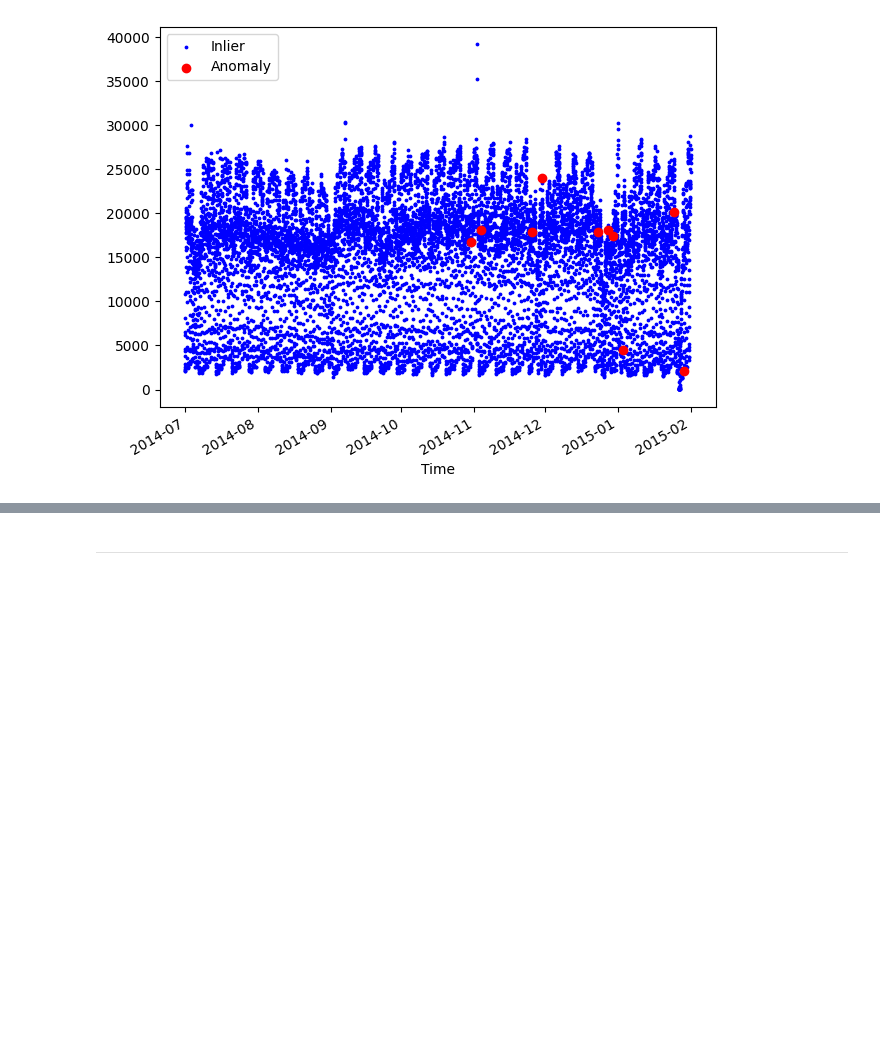
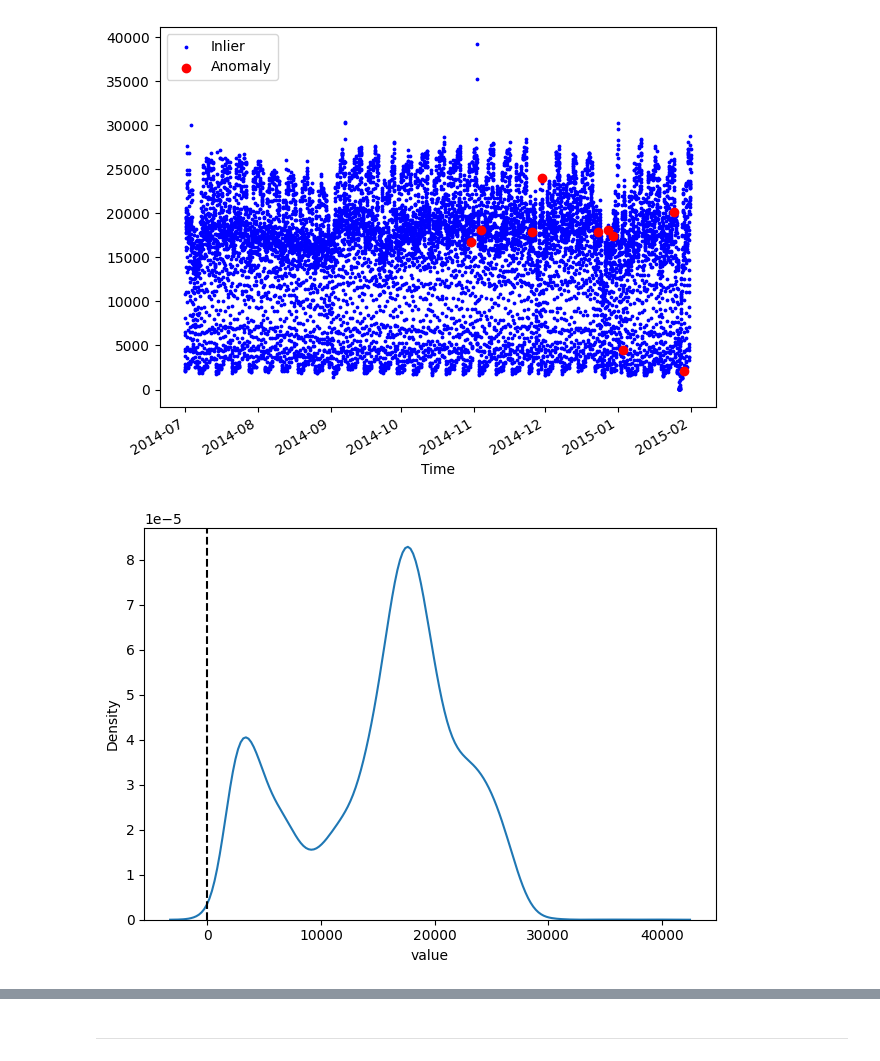
Before and after one commit to wadimoughanim/last_mlts_proj, a Jupyter notebook: main2.ipynb, the cells around one changed output, grey strips where cells are left out. Saved outputs shown, nothing was run; the diff lists cells and outputs as text; code cells hidden in the pictures; blank space fills up the shorter version.

```diff
--- a/main2.ipynb
+++ b/main2.ipynb
@@ -1116,3 +1070,7 @@ taxi_data = label(taxi_data, anomalie_taxi)
 visualisation(taxi_data)
 # %% [output]
 [figure]
+# %%
+isnormal(taxi_data)
+# %% [output]
+[figure, added]
```
Also changed, not shown: parts of 20 cells of this notebook, 1 other file.
